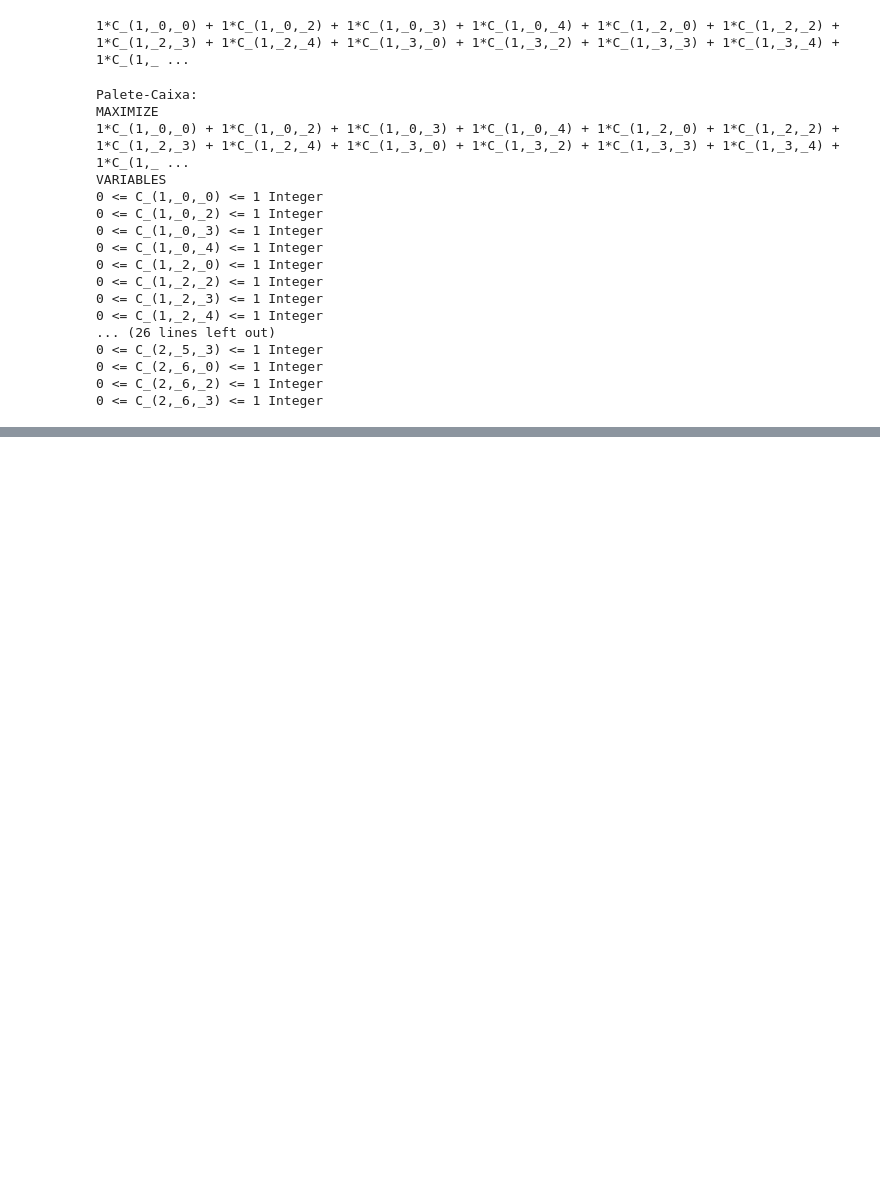
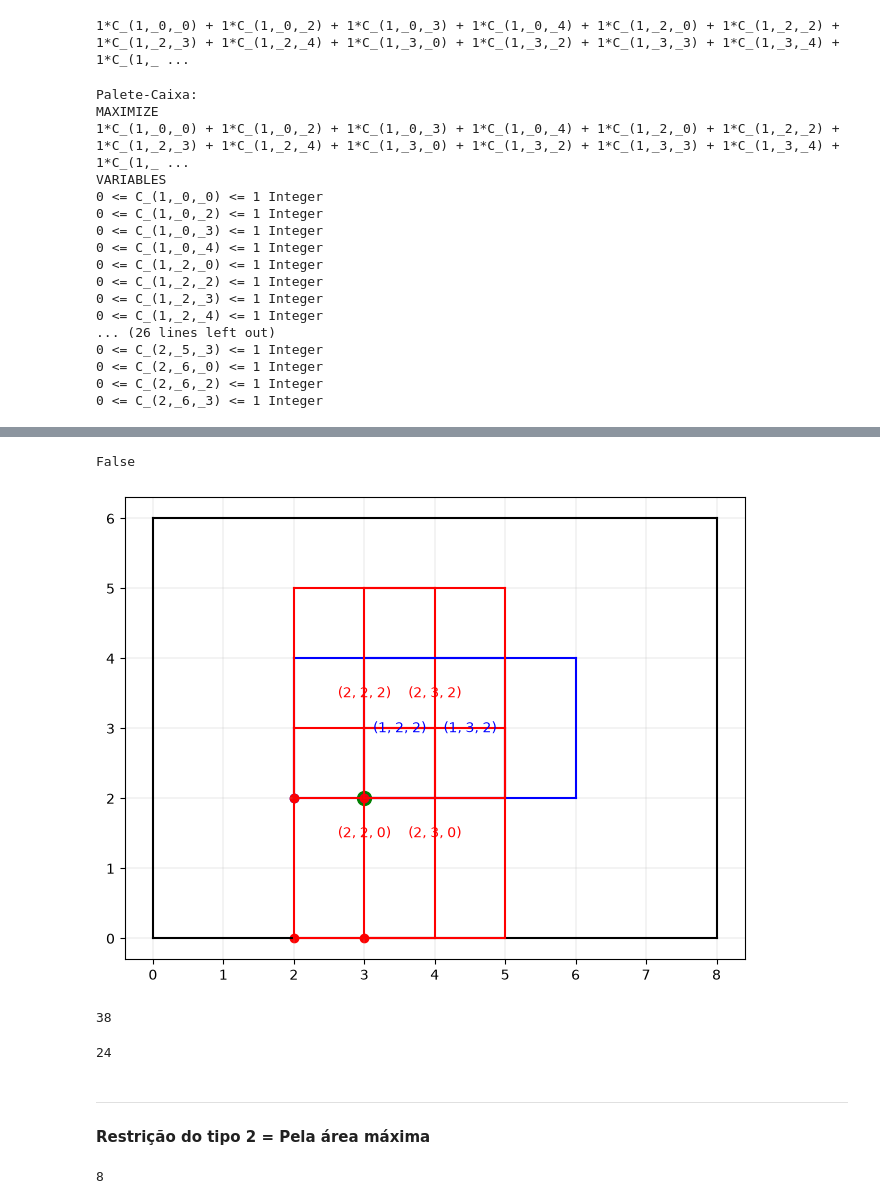
Before and after one commit to kenjimatoba/palete_caixa, a Jupyter notebook: palete_caixa_aula_mac.ipynb, the cells around one changed output, grey strips where cells are left out. Drawn from its saved outputs; the diff is of its cells as text; code cells hidden in the pictures; blank space fills up the shorter version.

```diff
--- a/palete_caixa_aula_mac.ipynb
+++ b/palete_caixa_aula_mac.ipynb
@@ -69,7 +69,7 @@ def plotar_caixa(bottom_left:list, #Coordenada da caixa baixo, esquerda
     plt.plot([x0,x0], [y0, y0+w], color=color)
     plt.plot([x0+l,x0+l], [y0, y0+w], color=color)
     plt.text(x=x0+l/2, y=y0+w/2, s=label, color=color,
-             fontsize = 15, ha="center", va="center")
+             fontsize = 10, ha="center", va="center")
 
 def plotar_palete(L:int, W:int):
     plt.figure(figsize=(8,6))
@@ -327,0 +346,28 @@ VARIABLES
+# %%
+def ponto_dentro_caixa(ponto_rs: tuple, #Ponto_rs para ser testado
+                       ponto_pq: tuple, #Bottom left da caixa a ser testada
+                       l:int, w:int) -> bool: # Caixa em pé ou deitada
+    r,s = ponto_rs
+    p, q = ponto_pq
+    return p <= r < p+l and q<= s < q+w
+# %%
+ponto_dentro_caixa((6,2),
+                   (6,0),
+                   l=ls[0], w=ws[0])
+# %% [output]
+False
+# %%
+plotar_palete(L, W)
+r, s = lista_rs[9]
+plt.scatter(x=r, y=s, color="green", s=100)
+
+caixa_sobrepostas = []
+for i,p,q in lista_variaveis:
+    if ponto_dentro_caixa((r,s),
+                          (p,q),
+                          l=ls[i-1], w=ws[i-1]):
+        plotar_caixa((p,q), ls[i-1], ws[i-1],
+                     color="blue" if i == 1 else "red",
+                     label=f"{i,p,q}")
+# %% [output]
+[figure, added]
@@ -327,0 +392,16 @@ VARIABLES
+# %%
+print(prob.numVariables())
+# %% [output]
+38
+# %%
+print(prob.numConstraints())
+# %% [output]
+24
+# %% [markdown]
+---
+#### Restrição do tipo 2 = Pela área máxima
+# %%
+qtd_maxima_caixas = (L*W) // (l_um*w_um)
+qtd_maxima_caixas
+# %% [output]
+8
```
Also changed, not shown: parts of 26 cells of this notebook, 3 other files.
